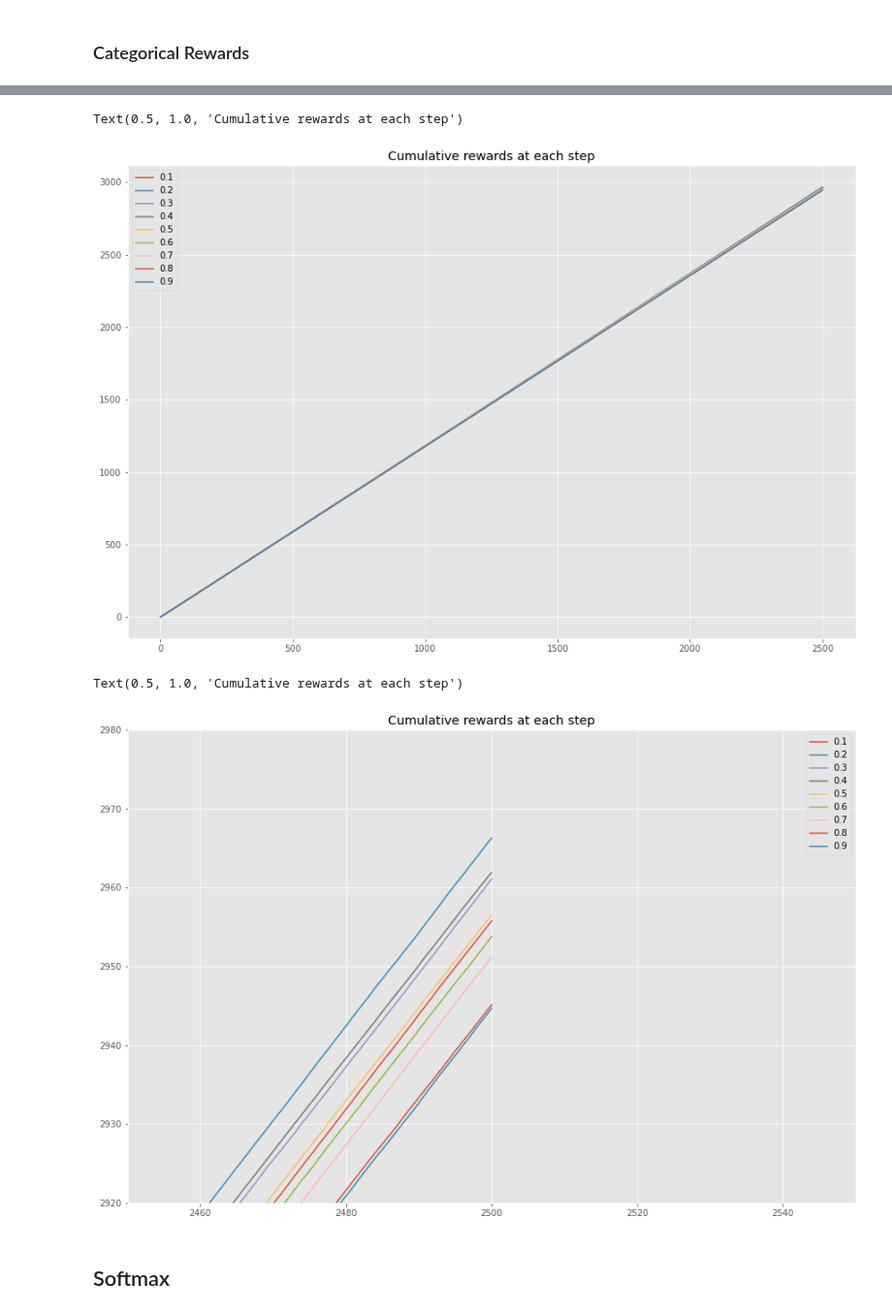
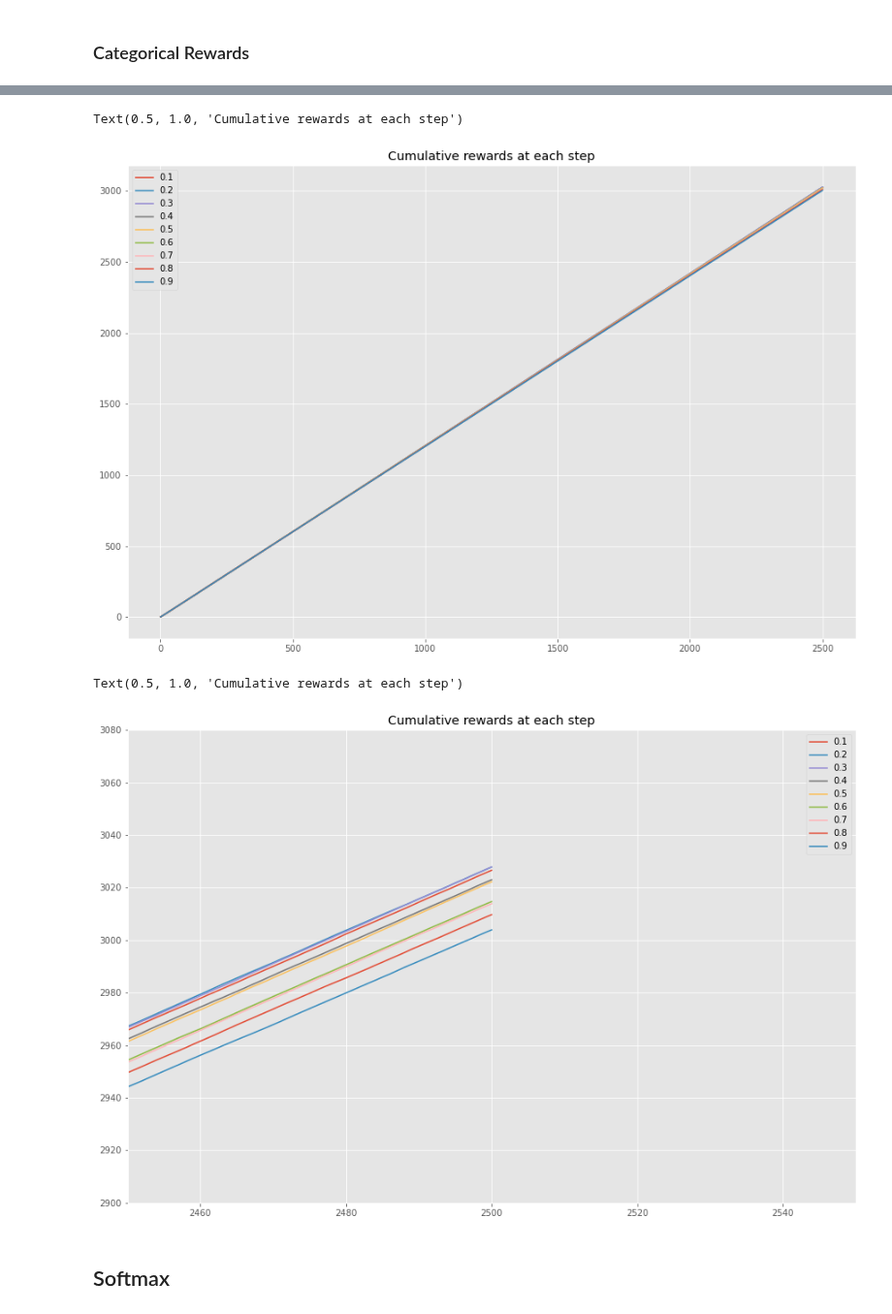
Before and after one commit to ruthkangyr/Clinical-Trials-MAB-Algorithms, a Jupyter notebook: Algorithm/Algorithms Tuning (Updated).ipynb, the cells around one changed output, grey strips where cells are left out. Shown at 97% size. Drawn from its saved outputs; the diff is of its cells as text; code cells hidden in the pictures.

```diff
--- a/Algorithm/Algorithms Tuning (Updated).ipynb
+++ b/Algorithm/Algorithms Tuning (Updated).ipynb
@@ -9,8 +9,8 @@ import matplotlib.pyplot as plt
 import math
 from copy import deepcopy
 # %%
-logs_df = pd.read_csv("../Data Cleaning/cleaned_dataset.csv")
-# logs_df = pd.read_csv("cleaned_dataset.csv")
+# logs_df = pd.read_csv("../Data Cleaning/cleaned_dataset.csv")
+logs_df = pd.read_csv("cleaned_dataset.csv")
 # logs_df = pd.read_csv("cleaned_dataset_all.csv")
 logs_df
 # %% [output]
@@ -330,7 +330,7 @@ def test_algorithm(algo, arms, n_sims, horizon):
 random.seed(4014) # to make sure that I can regenerate the results
 
 # Initialise probabilities
-success_probabilities_ber = [0.6, 0.2, 0.7, 0.9]
+success_probabilities_ber = [0.6, 0.7, 0.4, 0.9]
 
 no_of_treatments = len(success_probabilities_ber)
 test_treatments = list(map(lambda mu: BernoulliArm(mu), success_probabilities_ber))
@@ -359,7 +359,7 @@ all_results_softmax_ber = pd.DataFrame(columns = ["n_sim", "n_step", "chosen_tre
 random.seed(4014) # to make sure that I can regenerate the results
 
 # Initialise probabilities
-success_probabilities_cat = [0.5, 0.1, 0.7, 0.9]
+success_probabilities_cat = [0.2, 0.7, 0.1, 0.9]
 
 treatment_probabilities = [treatment_1_probs, treatment_2_probs, treatment_3_probs, treatment_4_probs]
 
@@ -605,25 +605,25 @@ plt.legend()
 plt.title("Cumulative rewards at each step")
 # %% [output]
 Text(0.5, 1.0, 'Cumulative rewards at each step')
-[figure, old version]
+[figure, new version]
 # %%
 # Plot the cumulative rewards at each time step
 plt.style.use('ggplot')
 
 fig = plt.figure(figsize = (15, 10))
 ax = fig.add_subplot(111)
 
 for epsilon in results_plot_epsilon_cat['epsilon'].unique():
     results_epsilon_cat = results_plot_epsilon_cat[results_plot_epsilon_cat['epsilon'] == epsilon]
     ax.plot(results_epsilon_cat['n_step'], results_epsilon_cat['cumulative_rewards'], label = str(epsilon))
 
 plt.xlim(2450, 2550)
-plt.ylim(2920, 2980)
+plt.ylim(2900, 3080)
 plt.legend()
 plt.title("Cumulative rewards at each step")
 # %% [output]
 Text(0.5, 1.0, 'Cumulative rewards at each step')
-[figure, old version]
+[figure, new version]
 # %% [markdown]
 ## Softmax
 # %% [markdown]
```
Also changed, not shown: parts of 26 cells of this notebook, 8 other files.
